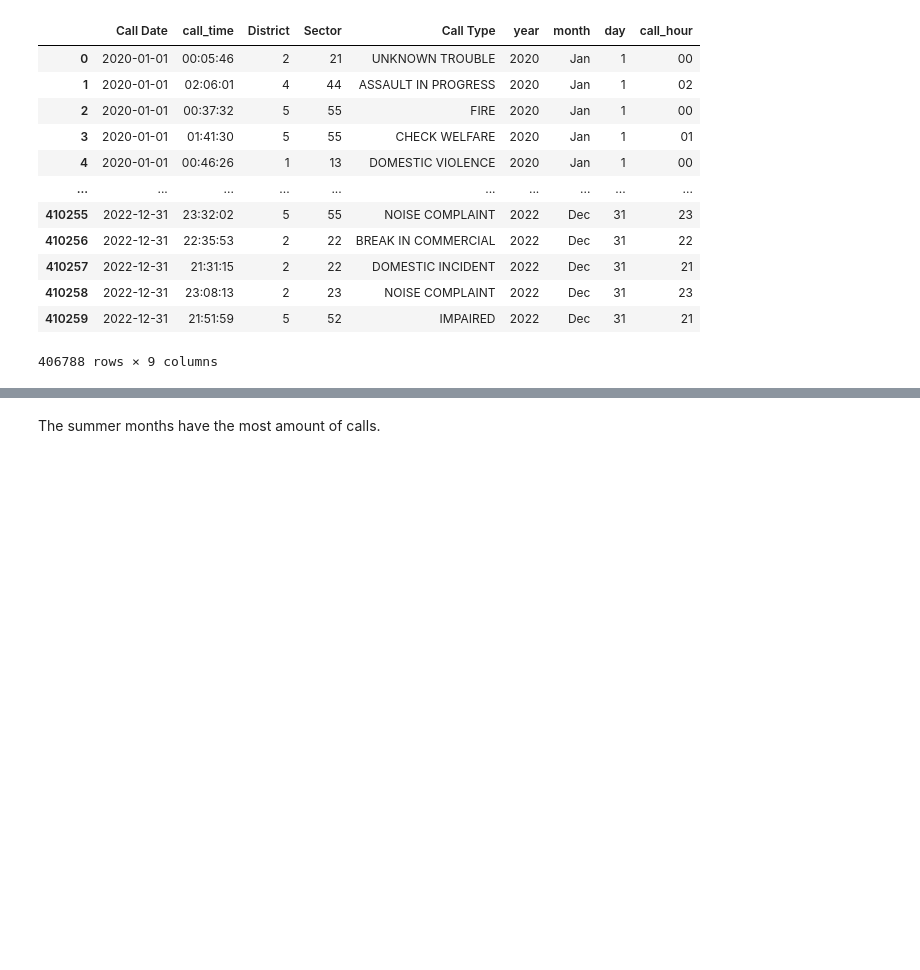
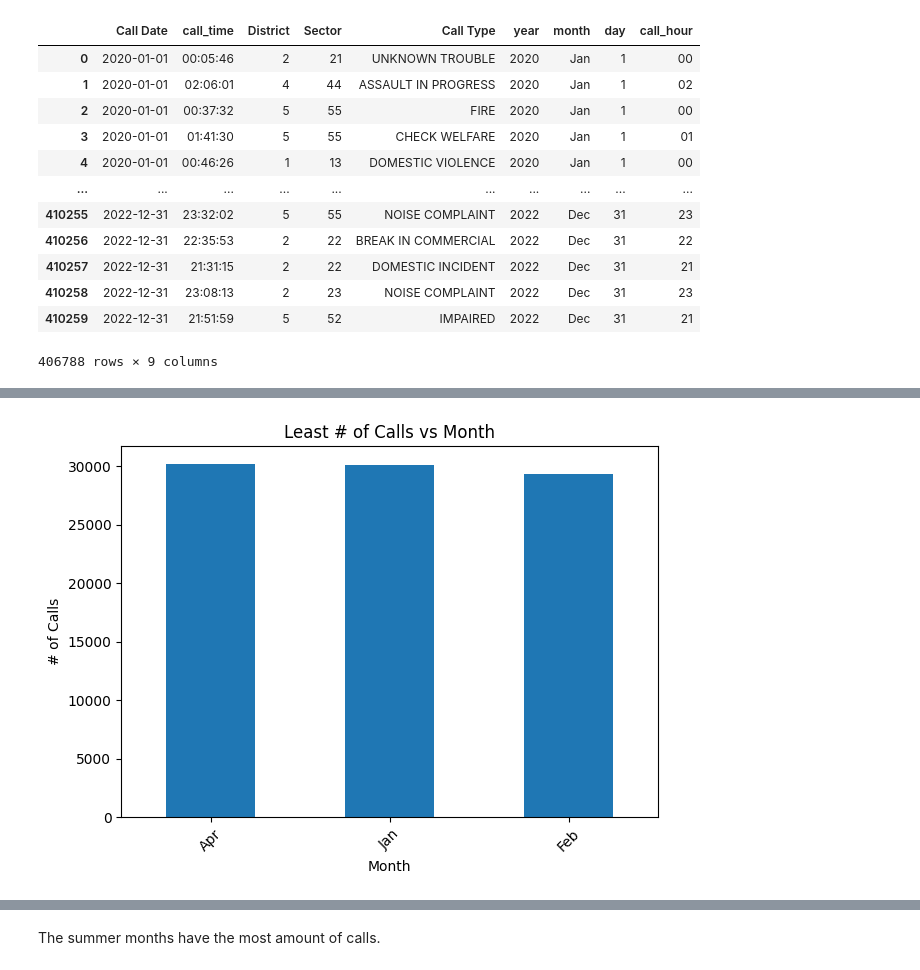
Before and after one commit to 10ken/staffing_crime_rate, a Jupyter notebook: crime_eda_qa.ipynb, the cells around one changed output, grey strips where cells are left out. Drawn from its saved outputs; the diff is of its cells as text; code cells hidden in the pictures; blank space fills up the shorter version.

```diff
--- a/crime_eda_qa.ipynb
+++ b/crime_eda_qa.ipynb
@@ -306,0 +323,11 @@ plt.show()
+# %%
+bottom_3_months = crime_df['month'].value_counts().tail(3)
+bottom_3_months.plot(kind='bar')
+plt.xticks(rotation=45)
+plt.title('Least # of Calls vs Month')
+plt.xlabel("Month")
+plt.ylabel("# of Calls")
+plt.tight_layout()
+plt.show()
+# %% [output]
+[figure, added]
```
Also changed, not shown: parts of 36 cells of this notebook, 1 other file.
